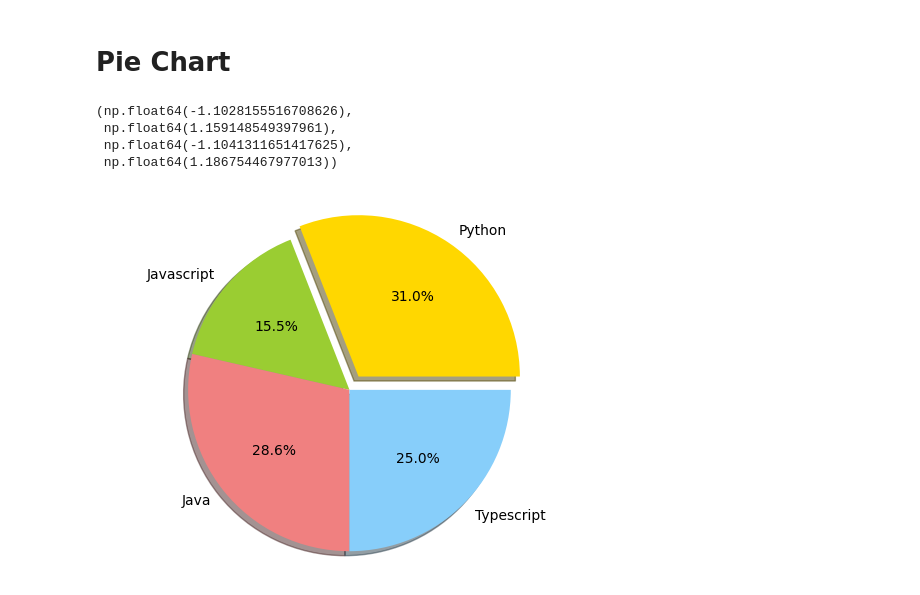
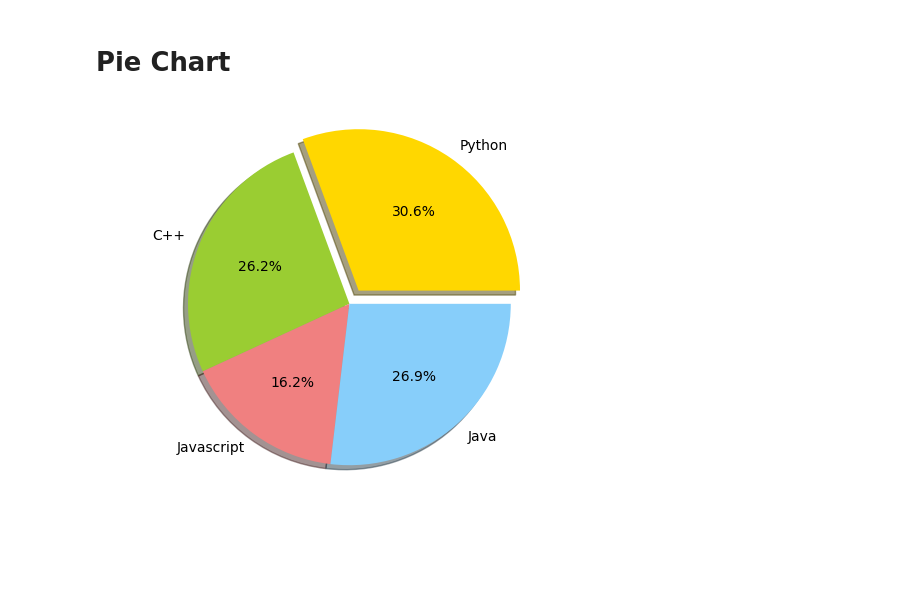
Before and after one commit to virtual-arin/Learning_Time, a Jupyter notebook: 4.Matplotlib/Matplotlib.ipynb, the cells around one changed output. Cells and saved outputs as stored; diff of their text form; code cells hidden in the pictures; blank space fills up the shorter version.

```diff
--- a/4.Matplotlib/Matplotlib.ipynb
+++ b/4.Matplotlib/Matplotlib.ipynb
@@ -177,16 +198,13 @@ plt.boxplot(data, vert=True, patch_artist=True)
 # Pie Chart
 # %%
 # Data to plot
-labels = 'Python', "Javascript", "Java", "Typescript"
-sizes = [260, 130, 240, 210]
+labels = 'Python', 'C++', 'Javascript', 'Java'
+sizes = [245, 210, 130, 215]
 colors = ['gold', 'yellowgreen', 'lightcoral', 'lightskyblue']
-explode = (0.1,0,0,0)
+explode = (0.1, 0, 0, 0)
 #Plot
 plt.pie(sizes, explode=explode, labels=labels, colors=colors, autopct='%1.1f%%', shadow=True)
 plt.axis('equal')
+plt.show()
 # %% [output]
-(np.float64(-1.1028155516708626),
- np.float64(1.159148549397961),
- np.float64(-1.1041311651417625),
- np.float64(1.186754467977013))
-[figure, old version]
+[figure, new version]
```
Also changed, not shown: parts of 25 cells of this notebook, 6 other files.
